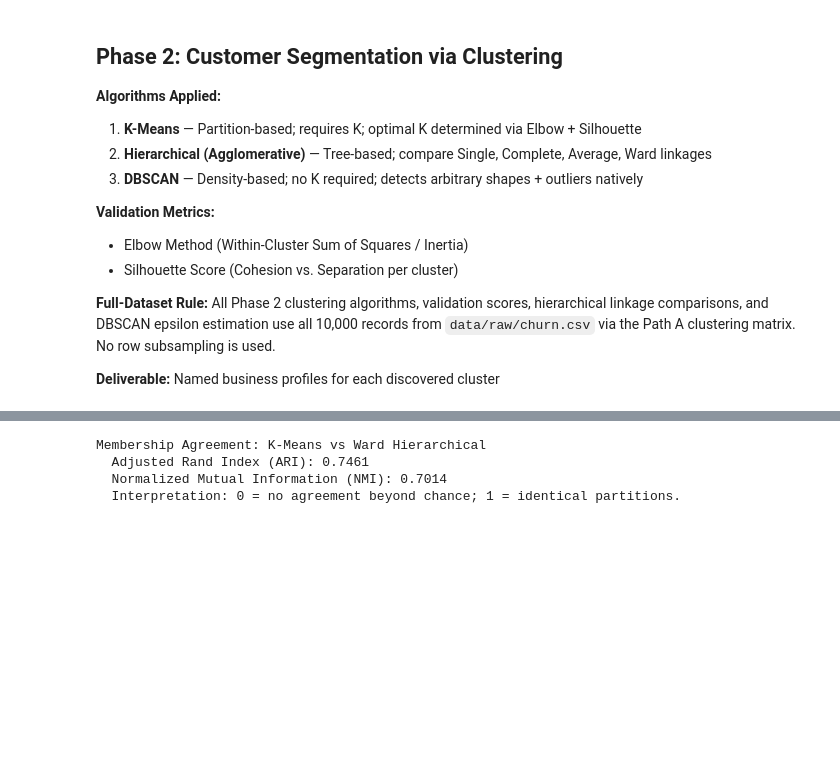
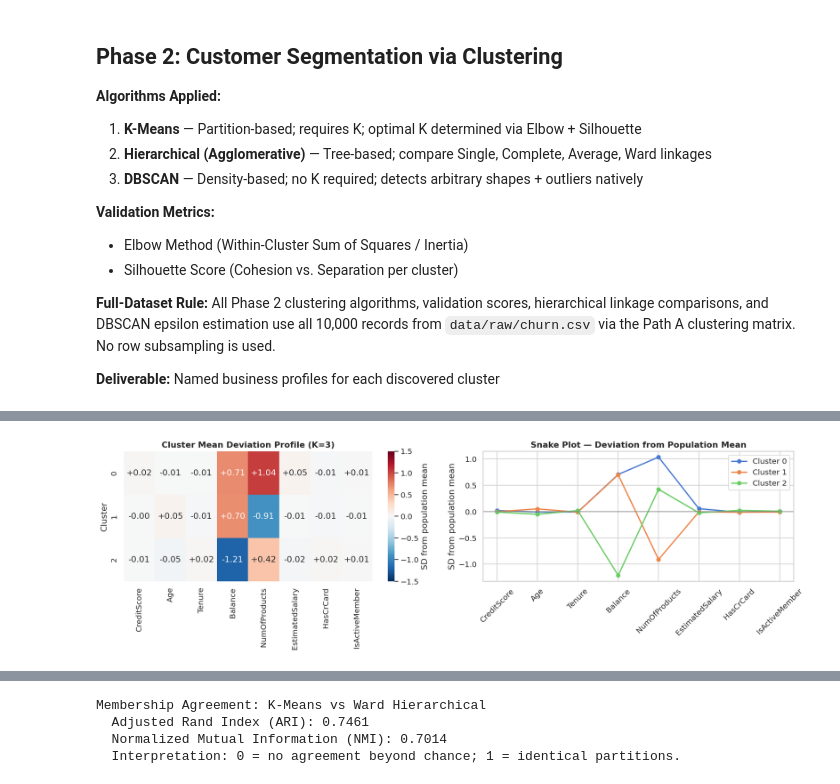
Before and after one commit to Kelompok4-PPTI20/data-mining, a Jupyter notebook: notebooks/notebook.ipynb, the cells around one changed output, grey strips where cells are left out. Drawn from its saved outputs; the diff is of its cells as text; code cells hidden in the pictures; blank space fills up the shorter version.

```diff
--- a/notebooks/notebook.ipynb
+++ b/notebooks/notebook.ipynb
@@ -994,0 +1014,76 @@ print("   < 0.25 → Weak structure (reconsider K)")
+# %%
+# ── Deep-Dive 1: What Actually Separates the K=3 Clusters? ───────────────────
+# (a) Standardized deviation profile: cluster mean vs. population mean, in
+#     population-SD units (comparable across features).
+# (b) Separation tests: Kruskal-Wallis + epsilon-squared for continuous,
+#     chi-square + Cramér's V for categorical. Effect sizes matter more than
+#     p-values at n=10,000.
+
+num_feats = ['CreditScore', 'Age', 'Tenure', 'Balance',
+             'NumOfProducts', 'EstimatedSalary']
+bin_feats = ['HasCrCard', 'IsActiveMember']
+cat_feats = ['Geography', 'Gender', 'Exited', 'IsActiveMember',
+             'HasCrCard', 'NumOfProducts']
+
+# (a) Standardized deviation profile
+pop_mean = df_original[num_feats + bin_feats].mean()
+pop_std  = df_original[num_feats + bin_feats].std()
+dev_profile = pd.DataFrame({
+    k: (df_original.loc[df_original['Cluster'] == k, num_feats + bin_feats].mean()
+        - pop_mean) / pop_std
+    for k in sorted(df_original['Cluster'].unique())
+}).T
+dev_profile.index.name = 'Cluster'
+
+fig, axes = plt.subplots(1, 2, figsize=(16, 5))
+sns.heatmap(dev_profile, annot=True, fmt='+.2f', cmap='RdBu_r', center=0,
+            vmin=-1.5, vmax=1.5, ax=axes[0],
+            cbar_kws={'label': 'SD from population mean'})
+axes[0].set_title(f'Cluster Mean Deviation Profile (K={OPTIMAL_K})', fontweight='bold')
+
+for k in dev_profile.index:
+    axes[1].plot(dev_profile.columns, dev_profile.loc[k], marker='o',
+                 linewidth=2, label=f'Cluster {k}')
+axes[1].axhline(0, color='grey', linewidth=1)
+axes[1].set_title('Snake Plot — Deviation from Population Mean', fontweight='bold')
+axes[1].set_ylabel('SD from population mean')
+axes[1].tick_params(axis='x', rotation=45)
+axes[1].legend()
+plt.tight_layout()
+plt.show()
+
+# (b) Separation tests
+rows = []
+for c in num_feats:
+    groups = [g[c].values for _, g in df_original.groupby('Cluster')]
+    H, p = stats.kruskal(*groups)
+    eps2 = (H - len(groups) + 1) / (len(df_original) - len(groups))
+    rows.append({'Feature': c, 'Test': 'Kruskal-Wallis', 'Stat': round(H, 1),
+                 'p-value': p, 'Effect Size': round(max(eps2, 0), 3),
+                 'Effect Metric': 'epsilon^2'})
+for c in cat_feats:
+    ct = pd.crosstab(df_original['Cluster'], df_original[c])
+    chi2_stat, p, _, _ = stats.chi2_contingency(ct)
+    n = ct.values.sum()
+    V = np.sqrt(chi2_stat / (n * (min(ct.shape) - 1)))
+    rows.append({'Feature': c, 'Test': 'Chi-square', 'Stat': round(chi2_stat, 1),
+                 'p-value': p, 'Effect Size': round(V, 3),
+                 'Effect Metric': "Cramér's V"})
+
+sep_table = (pd.DataFrame(rows)
+               .sort_values('Effect Size', ascending=False)
+               .reset_index(drop=True))
+print("── Cluster Separation Tests (ranked by effect size) ──")
+display(sep_table)
+
+STRONG_T, WEAK_T = 0.14, 0.06   # conventional large / small-effect boundaries
+strong_feats = sep_table.loc[sep_table['Effect Size'] >= STRONG_T, 'Feature'].unique().tolist()
+weak_feats   = sep_table.loc[sep_table['Effect Size'] <  WEAK_T,  'Feature'].unique().tolist()
+weak_feats   = [f for f in weak_feats if f not in strong_feats]
+
+print(f"\n  Features that DEFINE the clusters (large effect): {strong_feats}")
+print(f"  Features the clusters do NOT meaningfully differ on: {weak_feats}")
+print("  -> Interpretation: the K=3 solution is fundamentally a segmentation on the")
+print("     'defining' features. Persona descriptions must be built on those and")
+print("     must not over-claim differences on the weak list.")
+# %% [output]
@@ -994,0 +1097 @@ print("   < 0.25 → Weak structure (reconsider K)")
+[figure, added]
```
Also changed, not shown: parts of 36 cells of this notebook, 6 other files.
